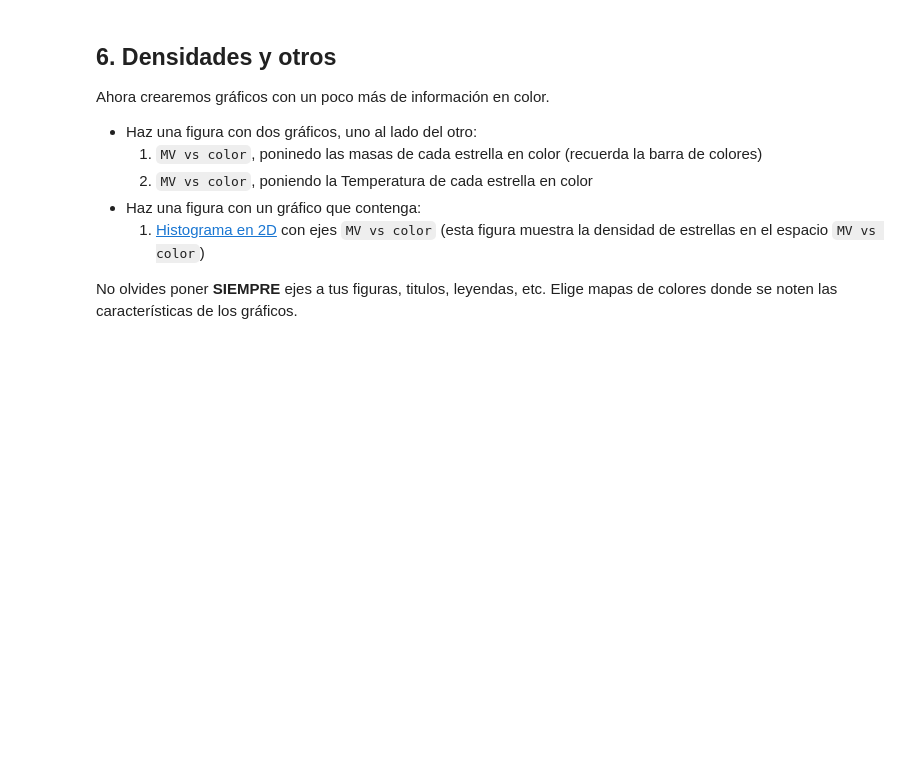
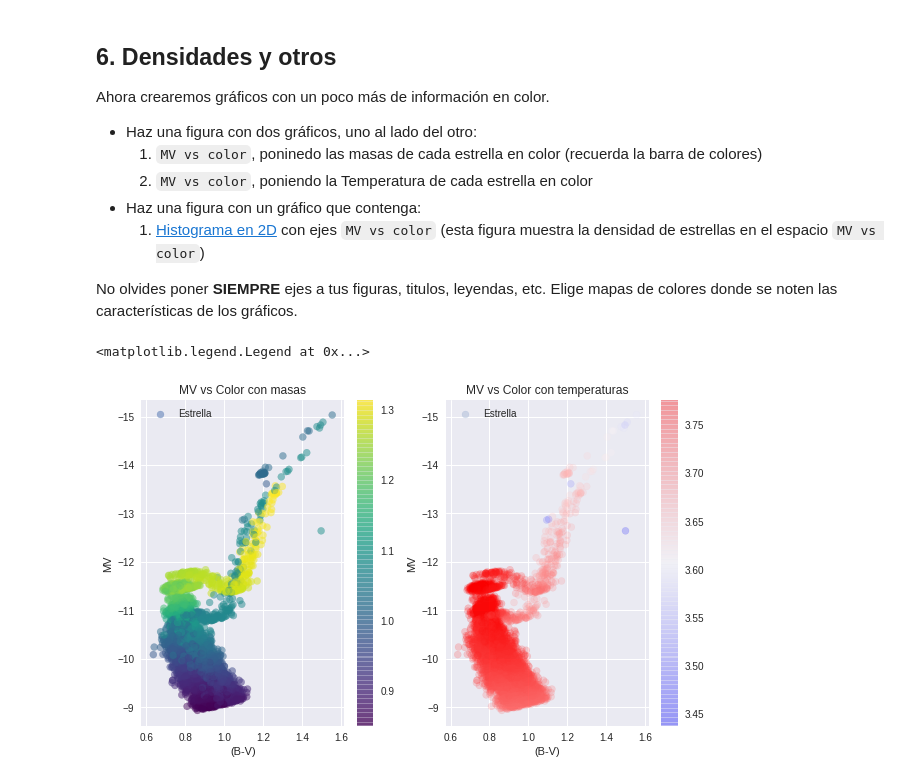
Before and after one commit to Antonego64/minitarea2, a Jupyter notebook: minitarea2.ipynb, the cells around one changed output. Cells and saved outputs as stored; diff of their text form; code cells hidden in the pictures; blank space fills up the shorter version.

```diff
--- a/minitarea2.ipynb
+++ b/minitarea2.ipynb
@@ -124,5 +135,5 @@ Para hacer el CMD necesitamos la magnitud absoluta de nuestras estrellas. Para e
 # %%
 #Funcion mag_abs(mag, dist)
 def mag_abs(mag_ap, dist):
-  M=np.array(mag_ap)+5-(5*np.log10(1000*np.array(dist)))
-  return M
+  M=mag_ap+5-(5*np.log10(1000*dist)) #notar que los arreglos se pueden operar sin problemas
+  return M                           #por lo que no es necesario crear una lista, hacer un for y finalmente convertir la lista en un arreglo
@@ -170,0 +186,27 @@ No olvides poner **SIEMPRE** ejes a tus figuras, titulos, leyendas, etc. Elige m
+# %%
+# plot cmd + masa
+logTe_filtrada=datos_filtrados[:,4]
+masa_filtrada=datos_filtrados[:,5]
+
+fig, ax = plt.subplots(figsize = (10,6), ncols = 2, sharex=True)
+
+cb = ax[0].scatter(color, MV, label = 'Estrella', c= masa_filtrada, alpha = 0.5,cmap='viridis') #alpha va de 0 a 1 y usamos el color map de viridis
+
+fig.colorbar(cb, ax = ax[0])
+ax[0].invert_yaxis() #invertimos el eje Y
+ax[0].set_ylabel('MV')
+ax[0].set_xlabel('(B-V)')
+ax[0].set_title('MV vs Color con masas')
+ax[0].legend()
+
+#cmd + temp
+cb = ax[1].scatter(color, MV, label = 'Estrella', c = logTe_filtrada, alpha = 0.2,cmap='bwr')
+fig.colorbar(cb, ax = ax[1])
+ax[1].invert_yaxis()
+ax[1].set_ylabel('MV')
+ax[1].set_xlabel('(B-V)')
+ax[1].set_title('MV vs Color con temperaturas')
+ax[1].legend()
+# %% [output]
+<matplotlib.legend.Legend at 0x...>
+[figure, added]
```
Also changed, not shown: parts of 13 cells of this notebook.
